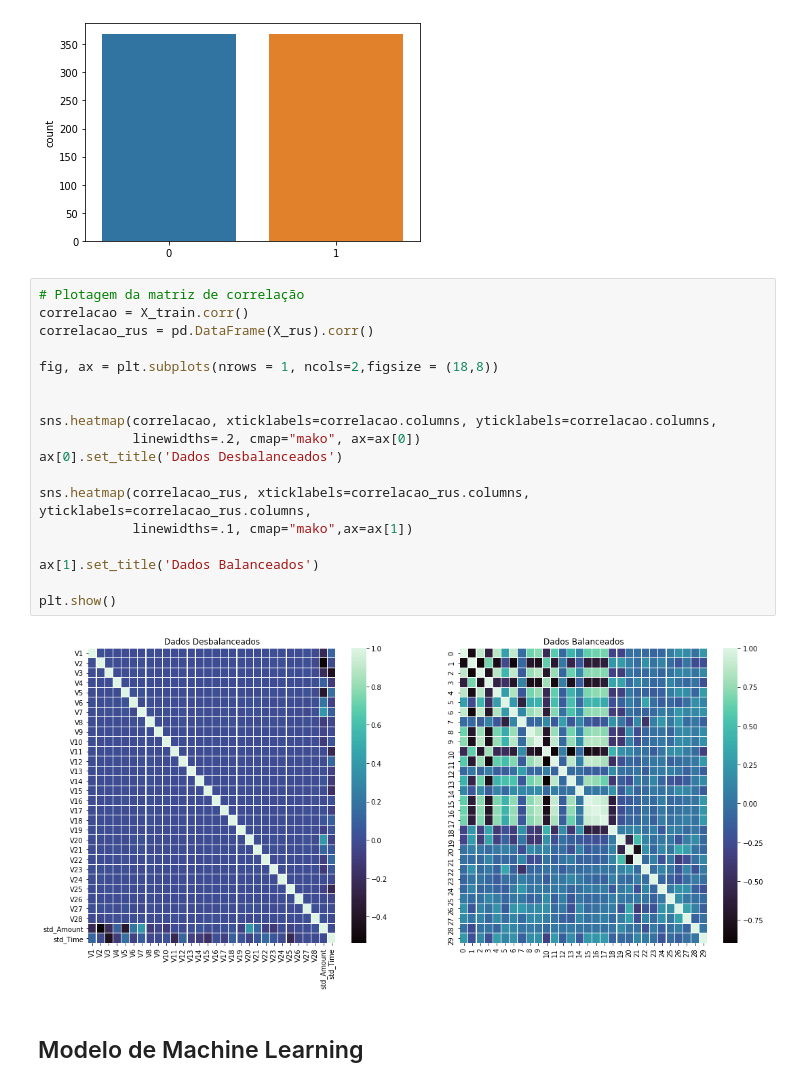
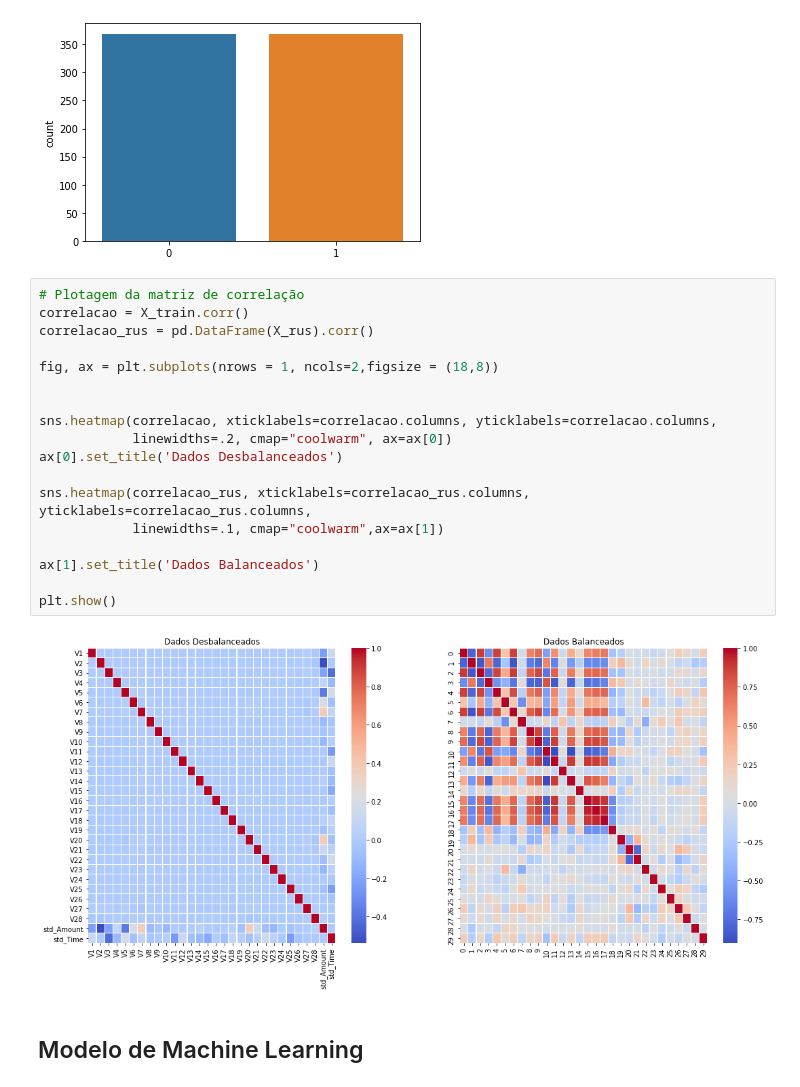
Before and after one commit to ladpedrino/Data-Science, a Jupyter notebook: Detecção de Fraudes/[Projeto_Lucas]_Detecção_de_Fraude_em_Cartões_de_Crédito.ipynb, the cells around one changed output. Drawn from its saved outputs; the diff is of its cells as text.

```diff
--- a/Detecção de Fraudes/[Projeto_Lucas]_Detecção_de_Fraude_em_Cartões_de_Crédito.ipynb
+++ b/Detecção de Fraudes/[Projeto_Lucas]_Detecção_de_Fraude_em_Cartões_de_Crédito.ipynb
@@ -310,23 +310,23 @@ dtype: int64
 # %%
 # Plotagem da matriz de correlação
 correlacao = X_train.corr()
 correlacao_rus = pd.DataFrame(X_rus).corr()
 
 fig, ax = plt.subplots(nrows = 1, ncols=2,figsize = (18,8))
 
 
 sns.heatmap(correlacao, xticklabels=correlacao.columns, yticklabels=correlacao.columns,
-            linewidths=.2, cmap="mako", ax=ax[0])
+            linewidths=.2, cmap="coolwarm", ax=ax[0])
 ax[0].set_title('Dados Desbalanceados')
 
 sns.heatmap(correlacao_rus, xticklabels=correlacao_rus.columns, yticklabels=correlacao_rus.columns,
-            linewidths=.1, cmap="mako",ax=ax[1])
+            linewidths=.1, cmap="coolwarm",ax=ax[1])
 
 ax[1].set_title('Dados Balanceados')
 
 plt.show()
 # %% [output]
-[figure, old version]
+[figure, new version]
 # %% [markdown]
 ## Modelo de Machine Learning
 # %% [markdown]
```
Also changed, not shown: parts of 8 cells of this notebook.
